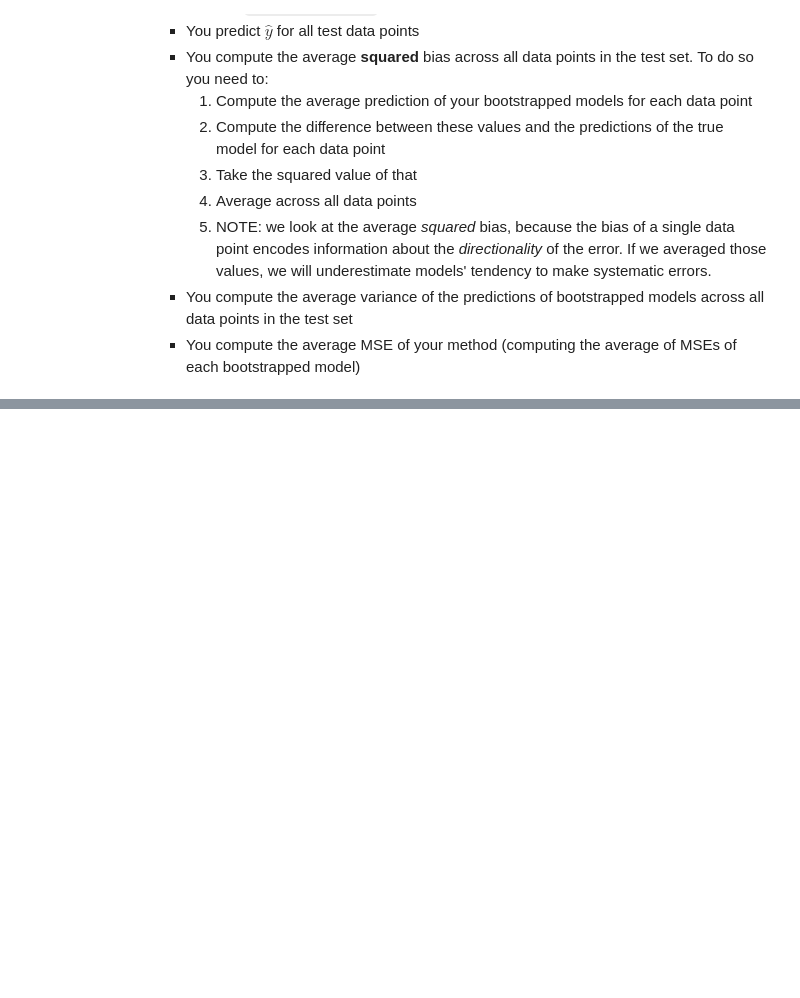
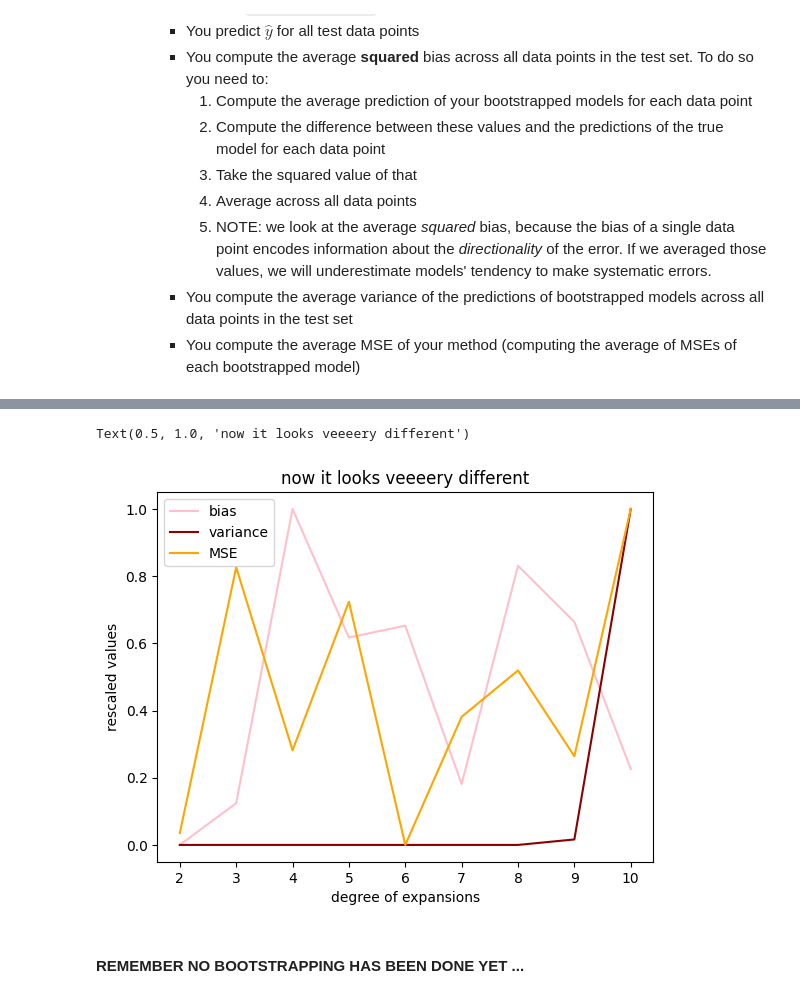
Before and after one commit to laurawpaaby/DataSci-AU-24, a Jupyter notebook: nbs/class_04/exercise_01_ANSWER.ipynb, the cells around one changed output, grey strips where cells are left out. Drawn from its saved outputs; the diff is of its cells as text; code cells hidden in the pictures; blank space fills up the shorter version.

Commit message:
ex4 done push

```diff
--- a/nbs/class_04/exercise_01_ANSWER.ipynb
+++ b/nbs/class_04/exercise_01_ANSWER.ipynb
@@ -199,0 +400,13 @@ model = reg().fit(X_train, y_train)
+# %%
+data = exp_df2
+sns.lineplot(data=data, x='complexity', y='bias-scaled', label='bias', color = 'pink')
+sns.lineplot(data=data, x='complexity', y='variance-scaled', label='variance', color='darkred')
+sns.lineplot(data=data, x='complexity', y='MSE-scaled', label='MSE', color='orange')
+plt.xlabel('degree of expansions')
+plt.ylabel('rescaled values')
+plt.title('now it looks veeeery different')
+# %% [output]
+Text(0.5, 1.0, 'now it looks veeeery different')
+[figure, added]
+# %% [markdown]
+#### REMEMBER NO BOOTSTRAPPING HAS BEEN DONE YET ...
```
Also changed, not shown: parts of 16 cells of this notebook.
